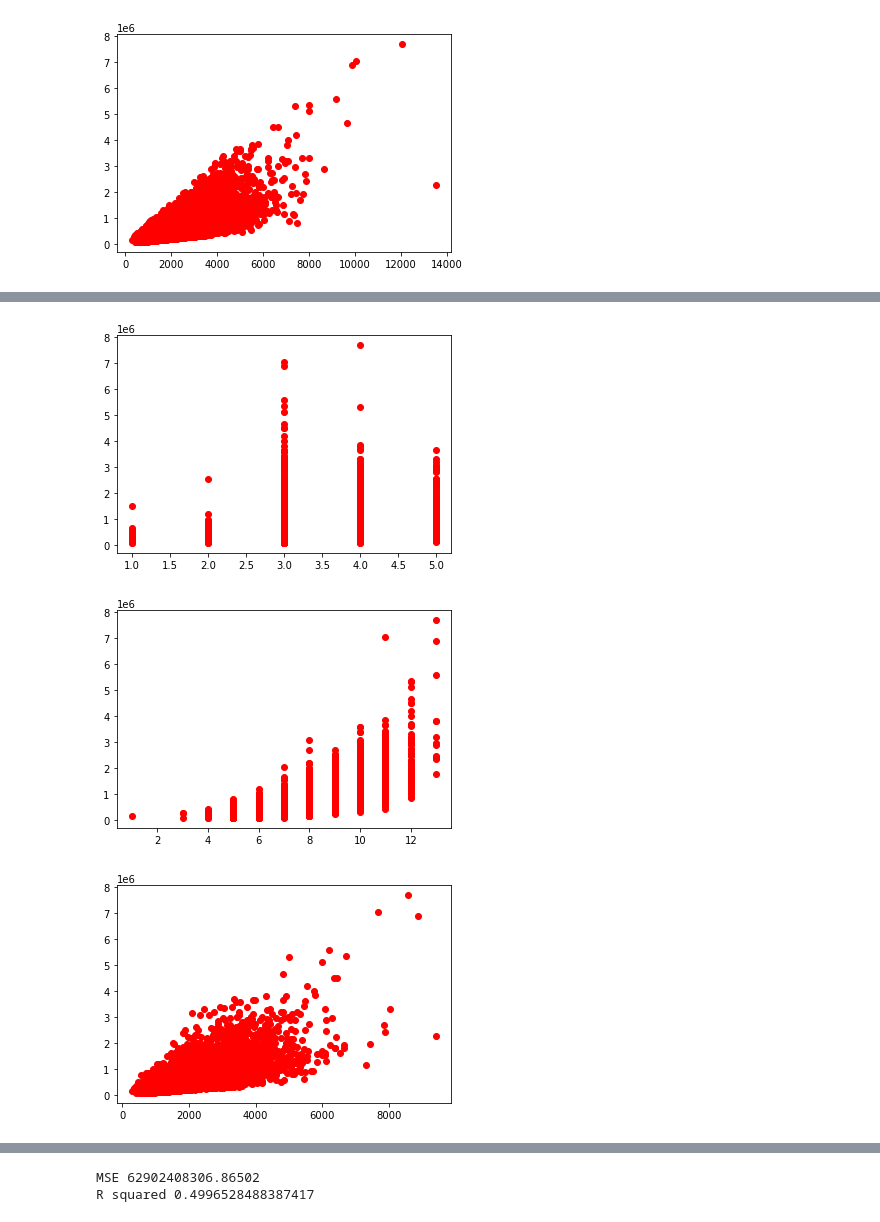
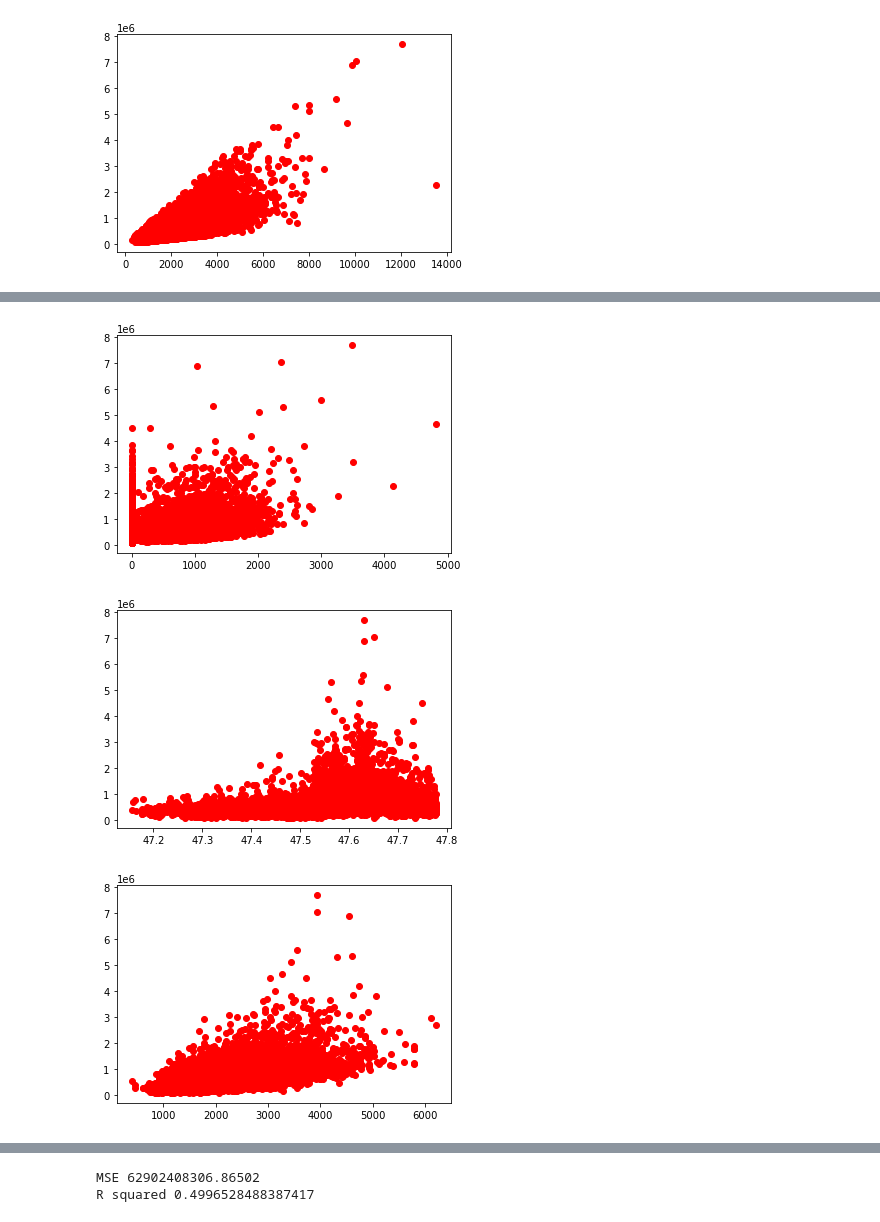
Before and after one commit to Abdou240/Python-Artificial_Intelligence, a Jupyter notebook: IA/IA_Checkpoint/First Step into machine Learning.ipynb, the cells around one changed output, grey strips where cells are left out. Cells and saved outputs as stored; diff of their text form; code cells hidden in the pictures.

```diff
--- a/IA/IA_Checkpoint/First Step into machine Learning.ipynb
+++ b/IA/IA_Checkpoint/First Step into machine Learning.ipynb
@@ -127,15 +142,15 @@ plt.show()
 # %%
-plt.plot(data.condition,data.price,"ro")
+plt.plot(data.sqft_basement,data.price,"ro")
 plt.show()
 # %% [output]
-[figure, old version]
+[figure, new version]
 # %%
-plt.plot(data.grade,data.price,"ro")
+plt.plot(data.lat,data.price,"ro")
 plt.show()
 # %% [output]
-[figure, old version]
+[figure, new version]
 # %%
-plt.plot(data.sqft_above,data.price,"ro")
+plt.plot(data.sqft_living15,data.price,"ro")
 plt.show()
 # %% [output]
-[figure, old version]
+[figure, new version]
```
Also changed, not shown: parts of 58 cells of this notebook, 1 other file.
